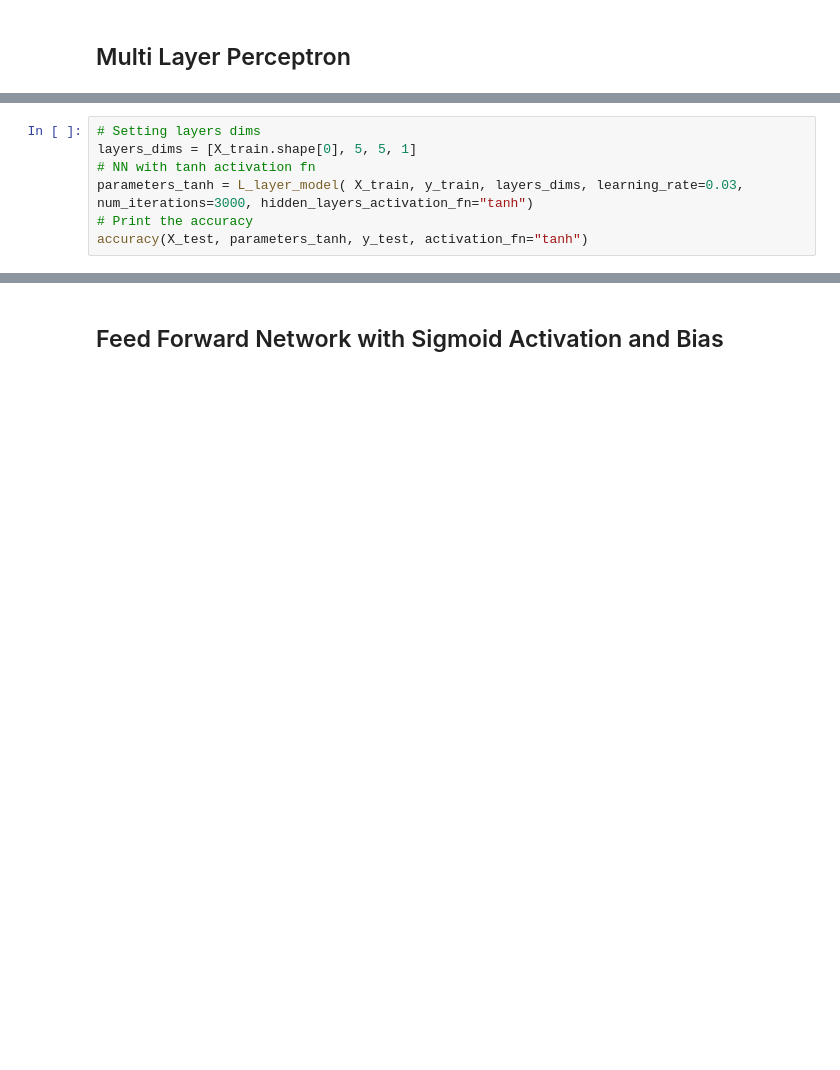
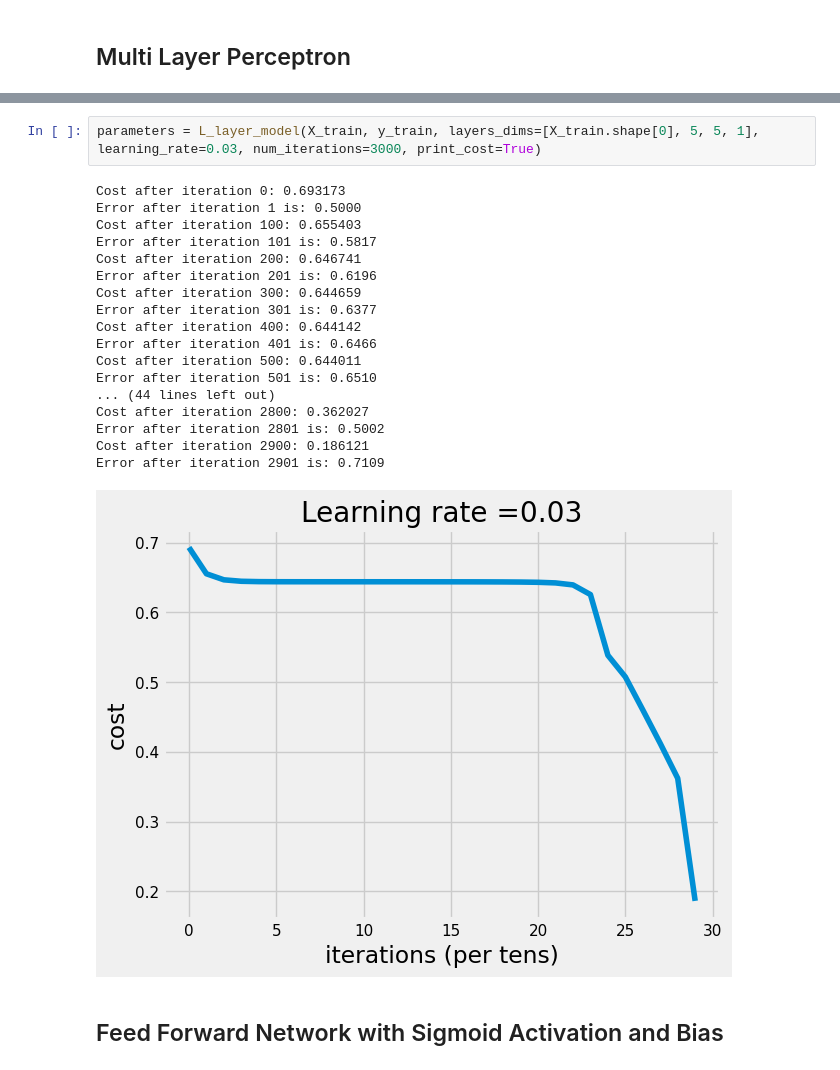
Before and after one commit to NP-15/Machine-learning, a Jupyter notebook: Sessions/Neural-Networks.ipynb, the cells around one changed output, grey strips where cells are left out. Cells and saved outputs as stored; diff of their text form; blank space fills up the shorter version.

Commit message:
Added data for error calculations.

```diff
--- a/Sessions/Neural-Networks.ipynb
+++ b/Sessions/Neural-Networks.ipynb
@@ -348,7 +297,0 @@ def accuracy(X, parameters, y, activation_fn="relu"):
-# %%
-# Setting layers dims
-layers_dims = [X_train.shape[0], 5, 5, 1]
-# NN with tanh activation fn
-parameters_tanh = L_layer_model( X_train, y_train, layers_dims, learning_rate=0.03, num_iterations=3000, hidden_layers_activation_fn="tanh")
-# Print the accuracy
-accuracy(X_test, parameters_tanh, y_test, activation_fn="tanh")
@@ -375,3 +439,24 @@ The cost after 3000 iterations is: 0.5054
+# %%
+parameters = L_layer_model(X_train, y_train, layers_dims=[X_train.shape[0], 5, 5, 1], learning_rate=0.03, num_iterations=3000, print_cost=True)
+# %% [output]
+Cost after iteration 0: 0.693173
+Error after iteration 1 is: 0.5000
+Cost after iteration 100: 0.655403
+Error after iteration 101 is: 0.5817
+Cost after iteration 200: 0.646741
+Error after iteration 201 is: 0.6196
+Cost after iteration 300: 0.644659
+Error after iteration 301 is: 0.6377
+Cost after iteration 400: 0.644142
+Error after iteration 401 is: 0.6466
+Cost after iteration 500: 0.644011
+Error after iteration 501 is: 0.6510
+... (44 lines left out)
+Cost after iteration 2800: 0.362027
+Error after iteration 2801 is: 0.5002
+Cost after iteration 2900: 0.186121
+Error after iteration 2901 is: 0.7109
+[figure, added]
 # %% [markdown]
 ## Feed Forward Network with Sigmoid Activation and Bias
 # %%
```
Also changed, not shown: parts of 7 cells of this notebook.
